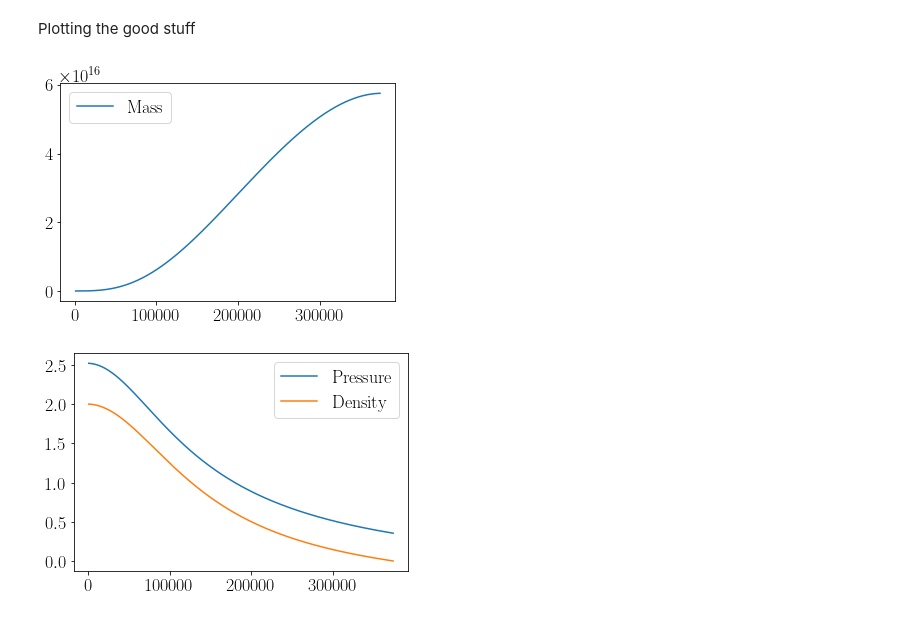
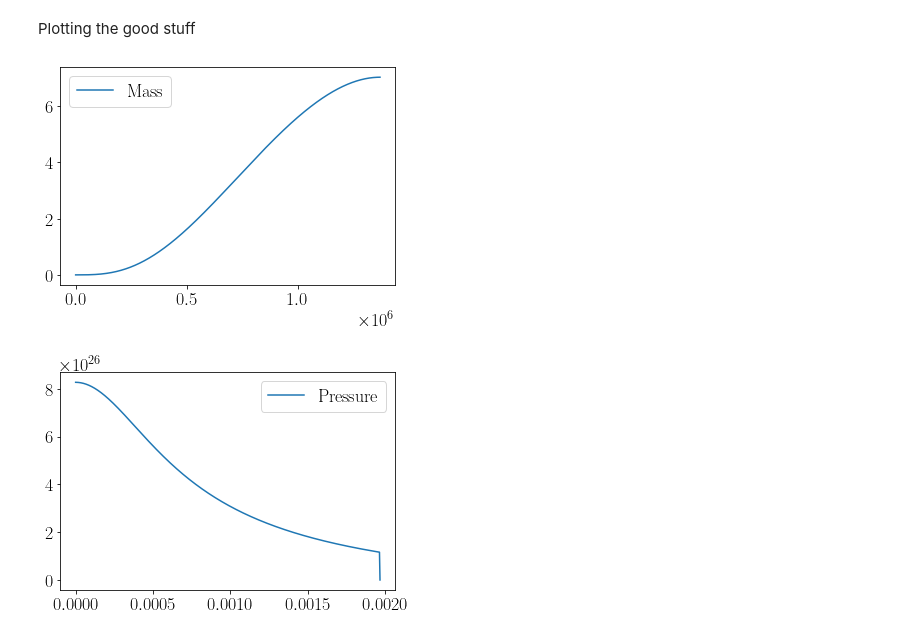
Before and after one commit to jaadt7/Lane_Emden, a Jupyter notebook: Lane-Emden.ipynb, the cells around one changed output. Saved outputs shown, nothing was run; the diff lists cells and outputs as text; code cells hidden in the pictures.

```diff
--- a/Lane-Emden.ipynb
+++ b/Lane-Emden.ipynb
@@ -131,21 +132,41 @@ $\displaystyle n  \;\;\;\;\;  \xi_{1}   \;\;\;\;\; -\frac{d\theta}{d\xi}\Bigr|_{
 # %% [markdown]
 To extract the measurable physics from the solutions, we need to specify the central pressure and density, as well the K factor (units are in S.I). Since the star actually reaches it's maximal radius at the 1st root of the Lane_Emden equation
 # %%
-K = 1 #unsure of what values to plug in here
-n = 3 #select integer from 0 to 5
+M = 1 #total mass in solar
+n = 3 #polytropic index [select integer from 0 to 5]
+rho_c = 1e+13 #central density
 
-rho_c = 2
+m_sun = 1.989e+30
+r_sun = 6.957e+8
+
+M_total = M*m_sun
+G = 6.67408e-11
+#calculating K
+term1 = 4*np.pi*G/(n+1)
+term2 = M_total/(4*np.pi)
+term3 = np.power(rho_c,(3-n)/(2*n))
+term4 = np.power(roots[n],2)*d_theta_1[n]
+K = term1*np.power(term2/(term3*term4),2/3)
+
+
 P_c   = K*np.power(rho_c,1+1/n)
 
-G = 6.67408e-11
-alpha_sqrd = K*(n+1)*np.power(rho_c,1/n-1)/(4*np.pi*G)
+alpha = np.sqrt(K*(n+1)*np.power(rho_c,1/n - 1)/(4*np.pi*G))
 
 #solve for the extent to cut off the arrays
 limit = np.where(np.abs(dim_less_rad-roots[n])<1e-2)[0]
 
-rad = np.sqrt(alpha_sqrd)*dim_less_rad[0:limit[0]]
-P = P_c*poly_temp[0:limit[0],n+1]
-rho = rho_c*poly_temp[0:limit[0],n]
+dummy_1 = dim_less_rad[0:limit[0]]
+dummy_2 = poly_temp[0:limit[0],n+1]
+dummy_3 = poly_temp[0:limit[0],n]
+
+dm_lss_rd = np.append(dummy_1,roots[n])
+pl_tmp = np.append(dummy_2,0)
+pl_tmp_dense = np.append(dummy_3,0)
+rad = alpha*dm_lss_rd
+P = P_c*pl_tmp
+
+rho = rho_c*pl_tmp_dense
 
 #integrating continuity equation to get the mass via euler technique. We know the mass at R = 0 is 0, so that's the boundary condition
 mass = np.empty(len(rad))
@@ -156,17 +177,17 @@ for i in range(0,len(mass)-1):
 Plotting the good stuff
 # %%
 plt.figure()
-plt.plot(rad,mass,label='Mass')
+plt.plot(rad,mass/m_sun,label='Mass')
 
 plt.legend()
 plt.show()
 # %% [output]
-[figure, old version]
+[figure, new version]
 # %%
 plt.figure()
-plt.plot(rad,P,label='Pressure')
-plt.plot(rad,rho,label='Density')
+plt.plot(rad/r_sun,P,label='Pressure')
+
 plt.legend()
 plt.show()
 # %% [output]
-[figure, old version]
+[figure, new version]
```
Also changed, not shown: parts of 3 cells of this notebook.
